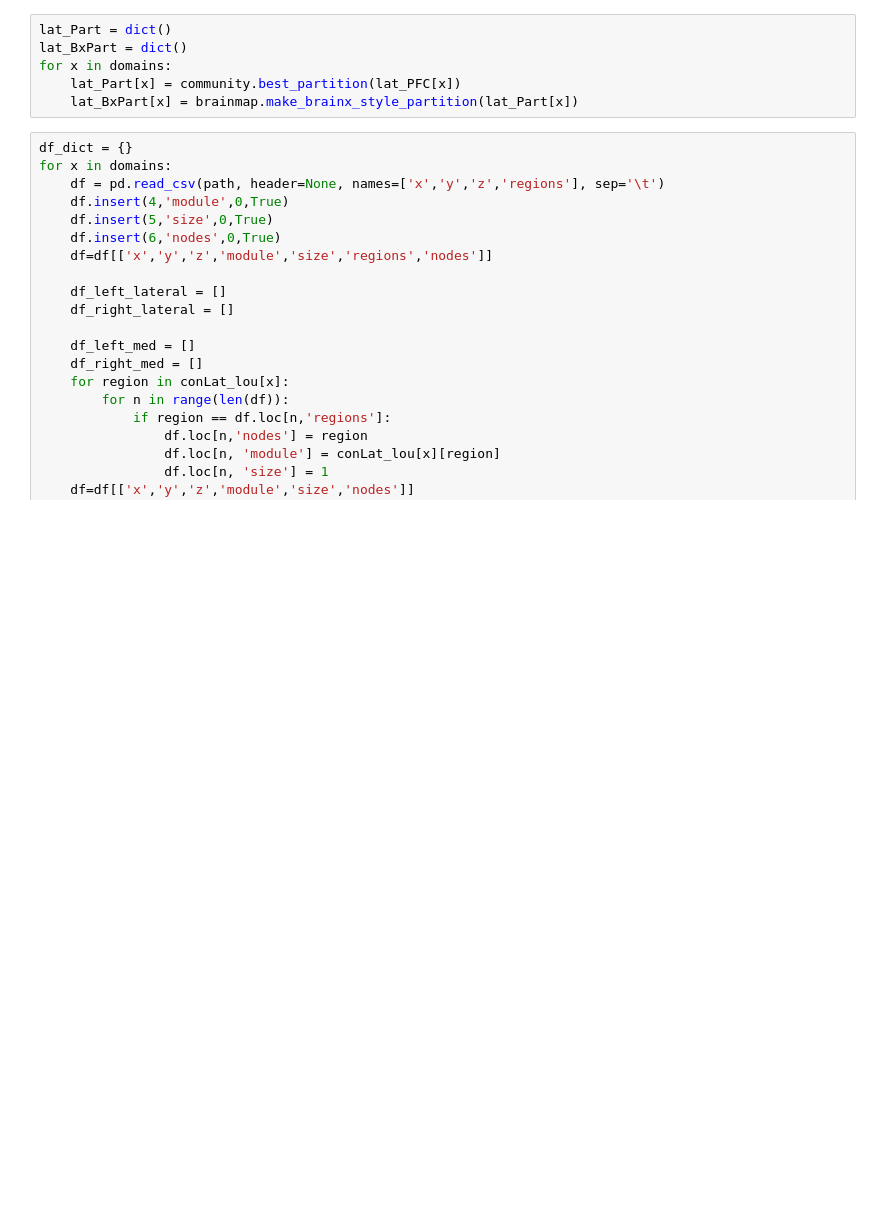
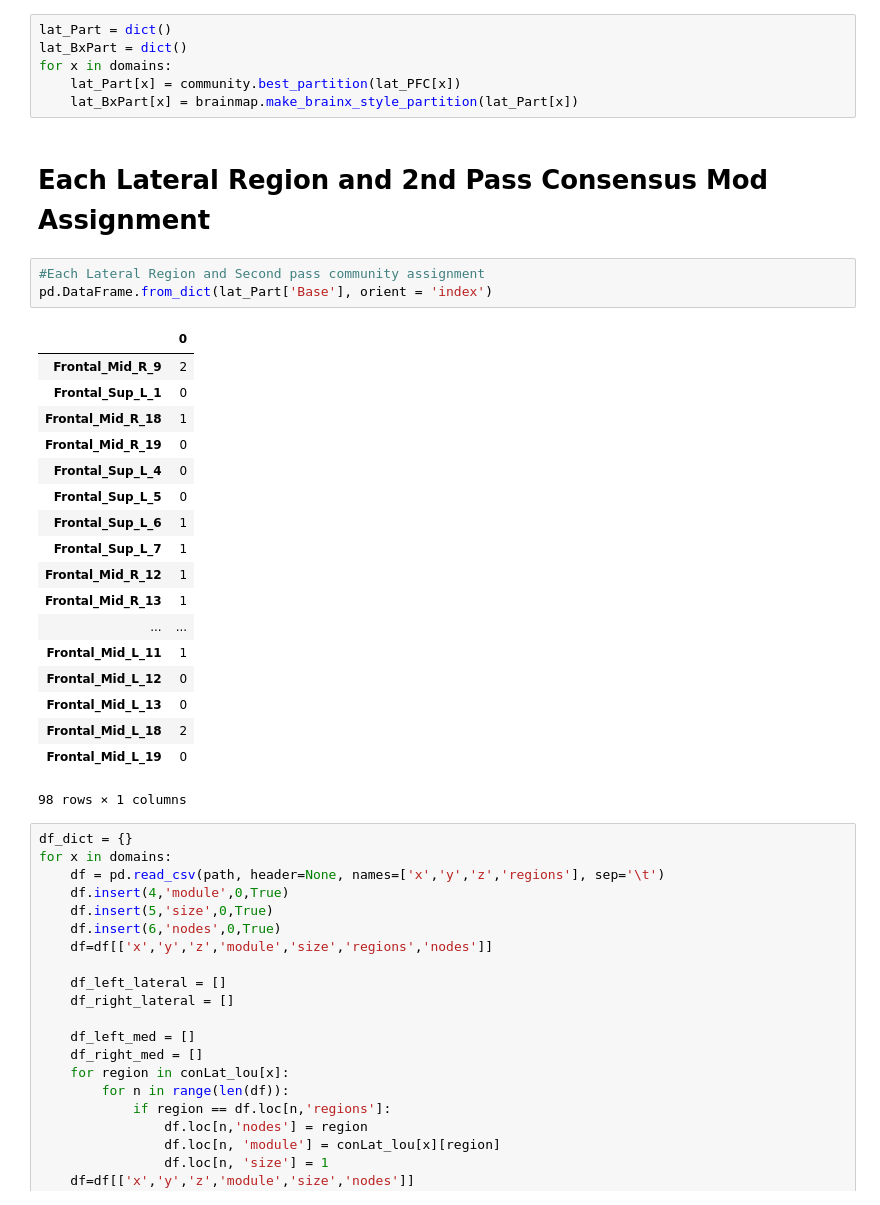
Before and after one commit to jggarrett23/PFC_MetaConnectome, a Jupyter notebook: Scripts/working_notebooks/Modularity_and_Statistical_Significance.ipynb, the cells around one changed output. Cells and saved outputs as stored; diff of their text form; blank space fills up the shorter version.

```diff
--- a/Scripts/working_notebooks/Modularity_and_Statistical_Significance.ipynb
+++ b/Scripts/working_notebooks/Modularity_and_Statistical_Significance.ipynb
@@ -335,6 +336,30 @@ lat_BxPart = dict()
 for x in domains:
     lat_Part[x] = community.best_partition(lat_PFC[x])
     lat_BxPart[x] = brainmap.make_brainx_style_partition(lat_Part[x])
+# %% [markdown]
+# Each Lateral Region and 2nd Pass Consensus Mod Assignment
+# %%
+#Each Lateral Region and Second pass community assignment
+pd.DataFrame.from_dict(lat_Part['Base'], orient = 'index')
+# %% [output]
+|  | 0 |
+| Frontal_Mid_R_9 | 2 |
+| Frontal_Sup_L_1 | 0 |
+| Frontal_Mid_R_18 | 1 |
+| Frontal_Mid_R_19 | 0 |
+| Frontal_Sup_L_4 | 0 |
+| Frontal_Sup_L_5 | 0 |
+| Frontal_Sup_L_6 | 1 |
+| Frontal_Sup_L_7 | 1 |
+| Frontal_Mid_R_12 | 1 |
+| Frontal_Mid_R_13 | 1 |
+| ... | ... |
+| Frontal_Mid_L_11 | 1 |
+| Frontal_Mid_L_12 | 0 |
+| Frontal_Mid_L_13 | 0 |
+| Frontal_Mid_L_18 | 2 |
+| Frontal_Mid_L_19 | 0 |
+98 rows × 1 columns
 # %%
 df_dict = {}
 for x in domains:
```
Also changed, not shown: parts of 2 cells of this notebook, 5 other files.
